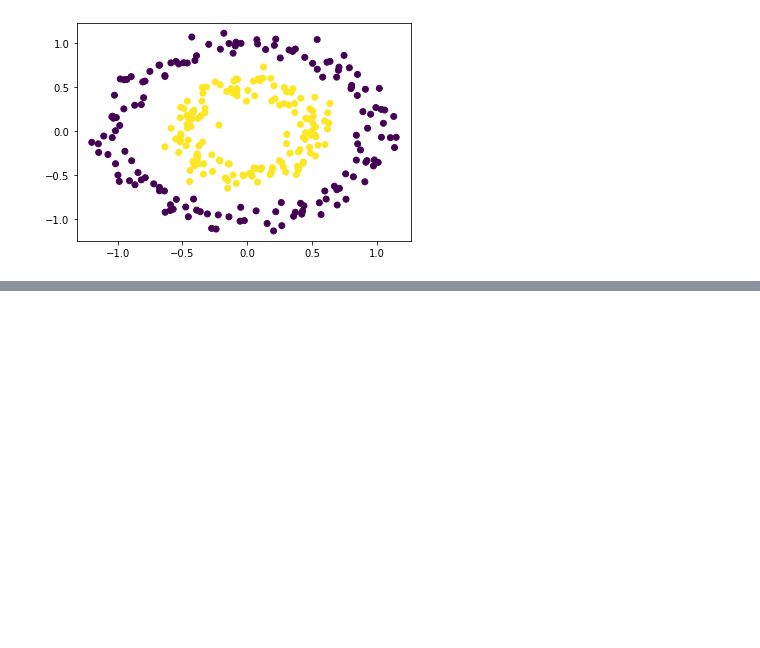
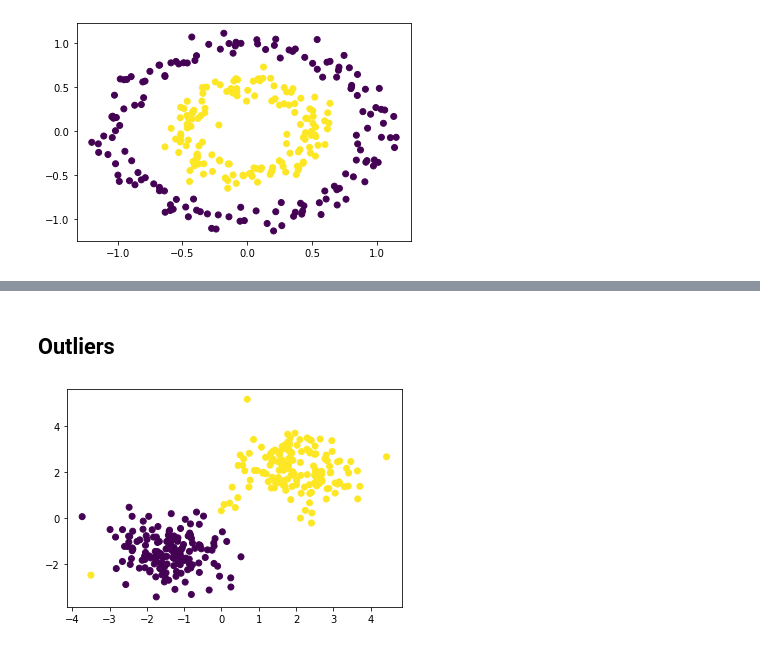
Before and after one commit to jdcc/ac207_final, a Jupyter notebook: 2.0_other_datasets.ipynb, the cells around one changed output, grey strips where cells are left out. Drawn from its saved outputs; the diff is of its cells as text; code cells hidden in the pictures; blank space fills up the shorter version.

Commit message:
add requirements and outliers

```diff
--- a/2.0_other_datasets.ipynb
+++ b/2.0_other_datasets.ipynb
@@ -170,0 +152,13 @@ fig.tight_layout()
+# %% [markdown]
+## Outliers
+# %%
+x, y = sklearn.datasets.make_blobs(
+    n_samples=300, n_features=2,
+    centers=([-1.5, -1.5], [2.0, 2.0]), cluster_std=0.8, random_state=1)
+#x = np.vstack((x, [[4, 4],[-0.5, 4]]))
+x = np.vstack((x, [[-3.5, -2.5]]))
+y = np.hstack((y, [1]))
+# %%
+_ = plt.scatter(x[:,0], x[:,1], c=y)
+# %% [output]
+[figure, added]
```
Also changed, not shown: parts of 14 cells of this notebook, 1 other file.
